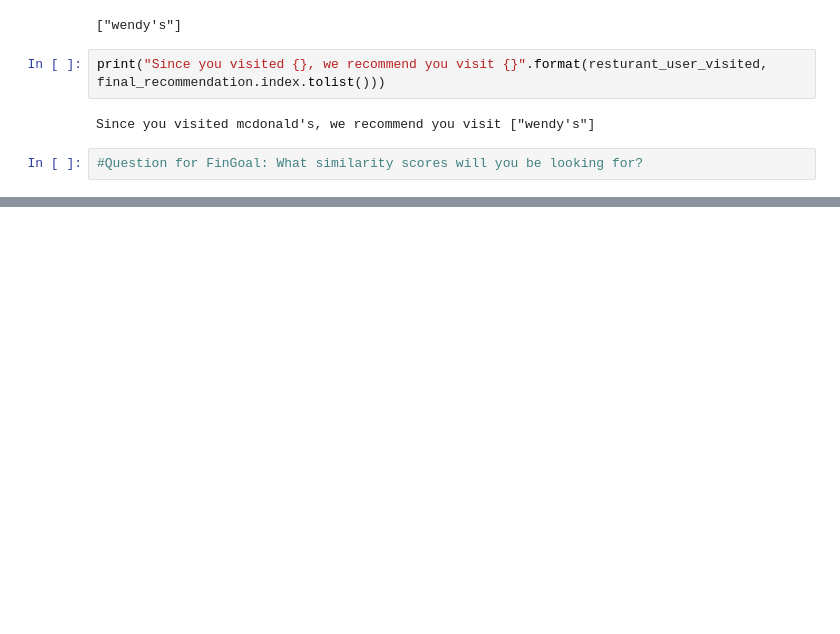
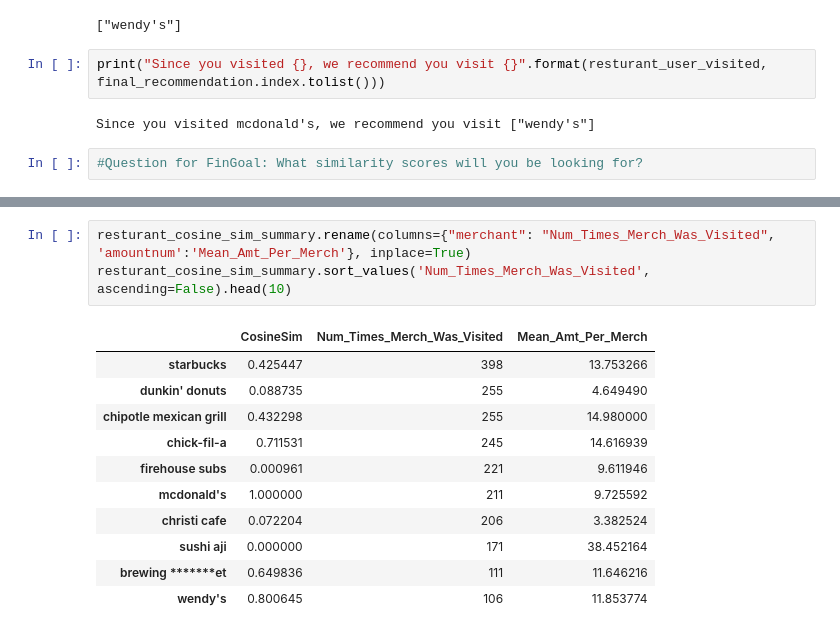
Before and after one commit to fariha23/recommendation_system_creditcard, a Jupyter notebook: notebooks/Recommendation_System_v1.ipynb, the cells around one changed output, grey strips where cells are left out. Saved outputs shown, nothing was run; the diff lists cells and outputs as text; blank space fills up the shorter version.

```diff
--- a/notebooks/Recommendation_System_v1.ipynb
+++ b/notebooks/Recommendation_System_v1.ipynb
@@ -525,0 +564,15 @@ Since you visited mcdonald's, we recommend you visit ["wendy's"]
+# %%
+resturant_cosine_sim_summary.rename(columns={"merchant": "Num_Times_Merch_Was_Visited", 'amountnum':'Mean_Amt_Per_Merch'}, inplace=True)
+resturant_cosine_sim_summary.sort_values('Num_Times_Merch_Was_Visited', ascending=False).head(10)
+# %% [output]
+|  | CosineSim | Num_Times_Merch_Was_Visited | Mean_Amt_Per_Merch |
+| starbucks | 0.425447 | 398 | 13.753266 |
+| dunkin' donuts | 0.088735 | 255 | 4.649490 |
+| chipotle mexican grill | 0.432298 | 255 | 14.980000 |
+| chick-fil-a | 0.711531 | 245 | 14.616939 |
+| firehouse subs | 0.000961 | 221 | 9.611946 |
+| mcdonald's | 1.000000 | 211 | 9.725592 |
+| christi cafe | 0.072204 | 206 | 3.382524 |
+| sushi aji | 0.000000 | 171 | 38.452164 |
+| brewing *******et | 0.649836 | 111 | 11.646216 |
+| wendy's | 0.800645 | 106 | 11.853774 |
```
Also changed, not shown: parts of 13 cells of this notebook.
